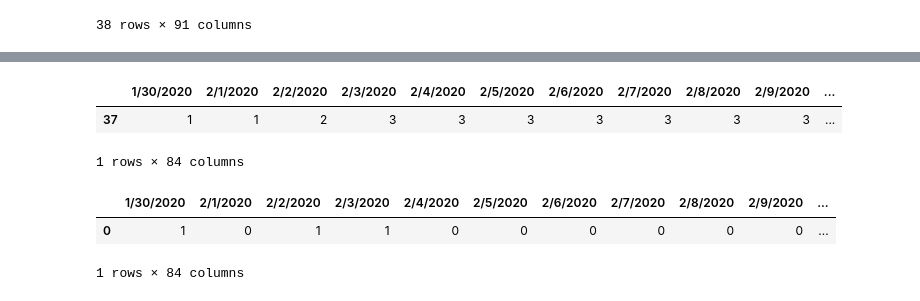
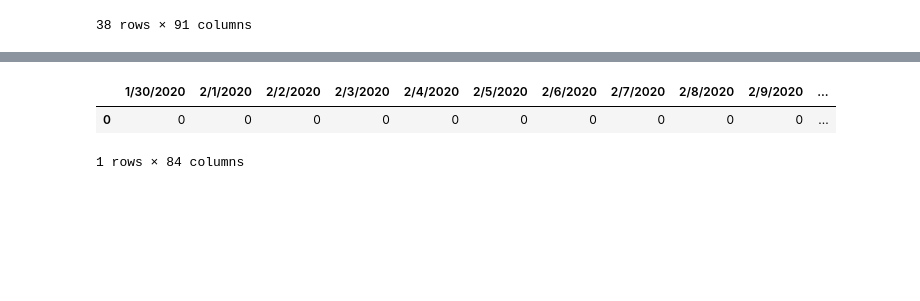
Before and after one commit to 41x3n/Impact-of-lockdown-in-India-COVID-19, a Jupyter notebook: analysis.ipynb, the cells around one changed output, grey strips where cells are left out. Saved outputs shown, nothing was run; the diff lists cells and outputs as text; code cells hidden in the pictures; blank space fills up the shorter version.

```diff
--- a/analysis.ipynb
+++ b/analysis.ipynb
@@ -93,39 +94,76 @@ fig.update_layout(title_text='Cases of Covid-19 in India in last 4 months')
 fig.show()
 # %% [output]
 [interactive output not drawn]
-# %%
-total_confirm = confirmed_df[37:]
-total_confirm = total_confirm.drop(['STATE/UT', 'CODE', 'LATITUDE', 'LONGITUDE', 'PER CAPITA INCOME (INR)', 'POPULATION', 'AVERAGE TEMPERATURE (°C)'], axis=1)
-total_confirm
-# %% [output]
-|  | 1/30/2020 | 2/1/2020 | 2/2/2020 | 2/3/2020 | 2/4/2020 | 2/5/2020 | 2/6/2020 | 2/7/2020 | 2/8/2020 | 2/9/2020 | ... |
-| 37 | 1 | 1 | 2 | 3 | 3 | 3 | 3 | 3 | 3 | 3 | ... |
-1 rows × 84 columns
 # %%
 total_confirm = confirmed_df[37:]
 total_confirm = total_confirm.drop(['STATE/UT', 'CODE', 'LATITUDE', 'LONGITUDE', 'PER CAPITA INCOME (INR)', 'POPULATION', 'AVERAGE TEMPERATURE (°C)'], axis=1)
 total_confirm = total_confirm.to_dict(orient='records')
 total_confirm = total_confirm[0]
 total_confirm_list = []
 for key, value in total_confirm.items():
     temp = [key,value]
     total_confirm_list.append(temp)
 
 new_list = []
 new_list.append(total_confirm_list[0])
 for x in range(1, len(total_confirm_list)):
   val = total_confirm_list[x][1] - total_confirm_list[x-1][1]
   new_list.append([total_confirm_list[x][0], val])
 
 new_dict = [{}]
 for x in new_list:
   key = x[0]
   value = x[1]
   new_dict[0][key] = value
 
 confirm_case_daily = pd.DataFrame.from_dict(new_dict)
-confirm_case_daily
+
+total_death = death_df[37:]
+total_death = total_death.drop(['STATE/UT', 'CODE', 'LATITUDE', 'LONGITUDE', 'PER CAPITA INCOME (INR) ', 'POPULATION', 'AVERAGE TEMPERATURE (°C)'], axis=1)
+total_death = total_death.to_dict(orient='records')
+total_death = total_death[0]
+total_death_list = []
+for key, value in total_death.items():
+    temp = [key,value]
+    total_death_list.append(temp)
+
+new_list = []
+new_list.append(total_death_list[0])
+for x in range(1, len(total_death_list)):
+  val = total_death_list[x][1] - total_death_list[x-1][1]
+  new_list.append([total_death_list[x][0], val])
+
+new_dict = [{}]
+for x in new_list:
+  key = x[0]
+  value = x[1]
+  new_dict[0][key] = value
+
+death_case_daily = pd.DataFrame.from_dict(new_dict)
+
+total_recover = recover_df[37:]
+total_recover = total_recover.drop(['STATE/UT', 'CODE', 'LATITUDE', 'LONGITUDE', 'PER CAPITA INCOME (INR) ', 'POPULATION', 'AVERAGE TEMPERATURE (°C)'], axis=1)
+total_recover = total_recover.to_dict(orient='records')
+total_recover = total_recover[0]
+total_recover_list = []
+for key, value in total_recover.items():
+    temp = [key,value]
+    total_recover_list.append(temp)
+
+new_list = []
+new_list.append(total_recover_list[0])
+for x in range(1, len(total_recover_list)):
+  val = total_recover_list[x][1] - total_recover_list[x-1][1]
+  new_list.append([total_recover_list[x][0], val])
+
+new_dict = [{}]
+for x in new_list:
+  key = x[0]
+  value = x[1]
+  new_dict[0][key] = value
+
+recovered_case_daily = pd.DataFrame.from_dict(new_dict)
 # %% [output]
 |  | 1/30/2020 | 2/1/2020 | 2/2/2020 | 2/3/2020 | 2/4/2020 | 2/5/2020 | 2/6/2020 | 2/7/2020 | 2/8/2020 | 2/9/2020 | ... |
-| 0 | 1 | 0 | 1 | 1 | 0 | 0 | 0 | 0 | 0 | 0 | ... |
+| 0 | 0 | 0 | 0 | 0 | 0 | 0 | 0 | 0 | 0 | 0 | ... |
 1 rows × 84 columns
```
Also changed, not shown: parts of 3 cells of this notebook.
